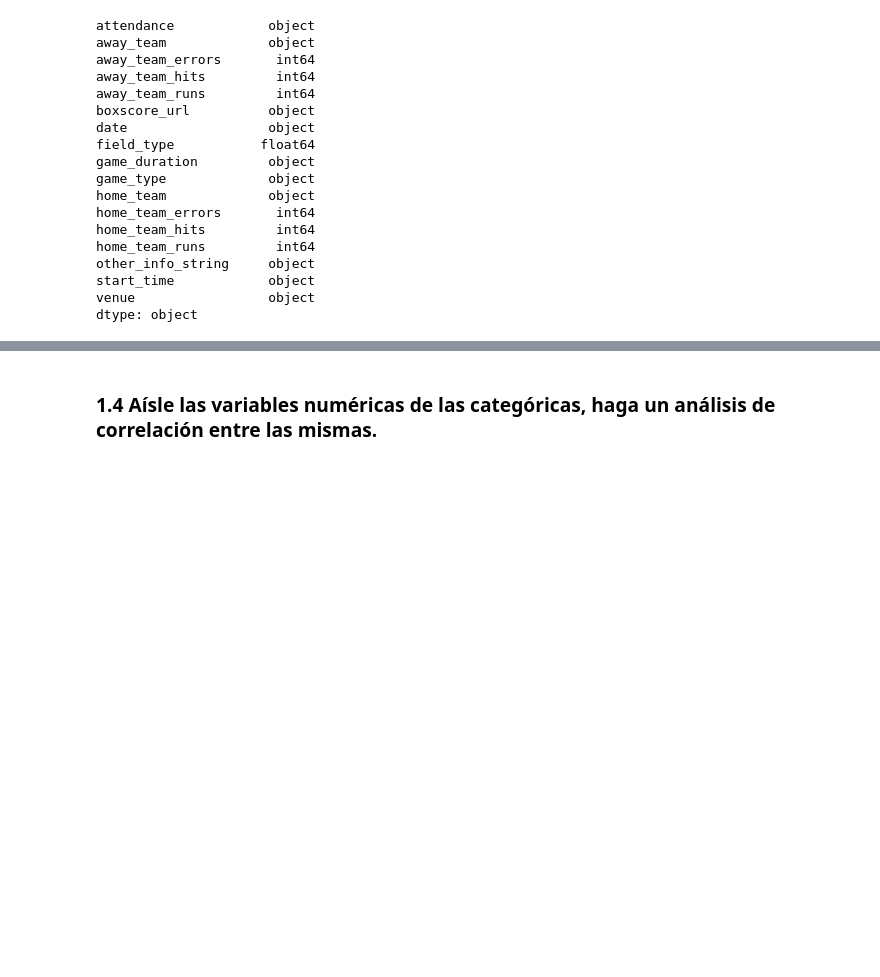
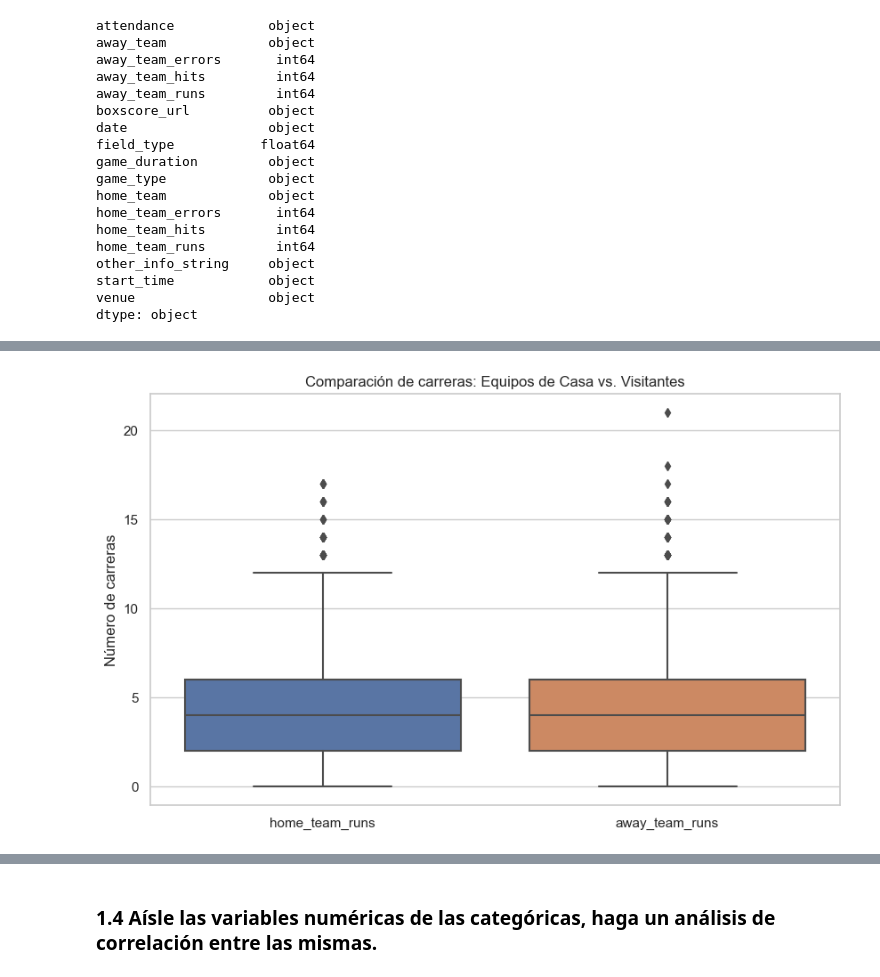
Before and after one commit to Aq202/hdt2_mineria_uvg, a Jupyter notebook: ht2_diego.ipynb, the cells around one changed output, grey strips where cells are left out. Cells and saved outputs as stored; diff of their text form; code cells hidden in the pictures; blank space fills up the shorter version.

```diff
--- a/ht2_diego.ipynb
+++ b/ht2_diego.ipynb
@@ -89,0 +66,9 @@ For example, when doing 'df[col].method(value, inplace=True)', try using 'df.met
+# %%
+# Comparación entre errores que realiza el equipo local y que realiza el equipo visitante
+plt.figure(figsize=(10, 6))
+sns.boxplot(data=data[['home_team_runs', 'away_team_runs']])
+plt.title('Comparación de carreras: Equipos de Casa vs. Visitantes')
+plt.ylabel('Número de carreras')
+plt.show()
+# %% [output]
+[figure, added]
```
Also changed, not shown: parts of 15 cells of this notebook.
